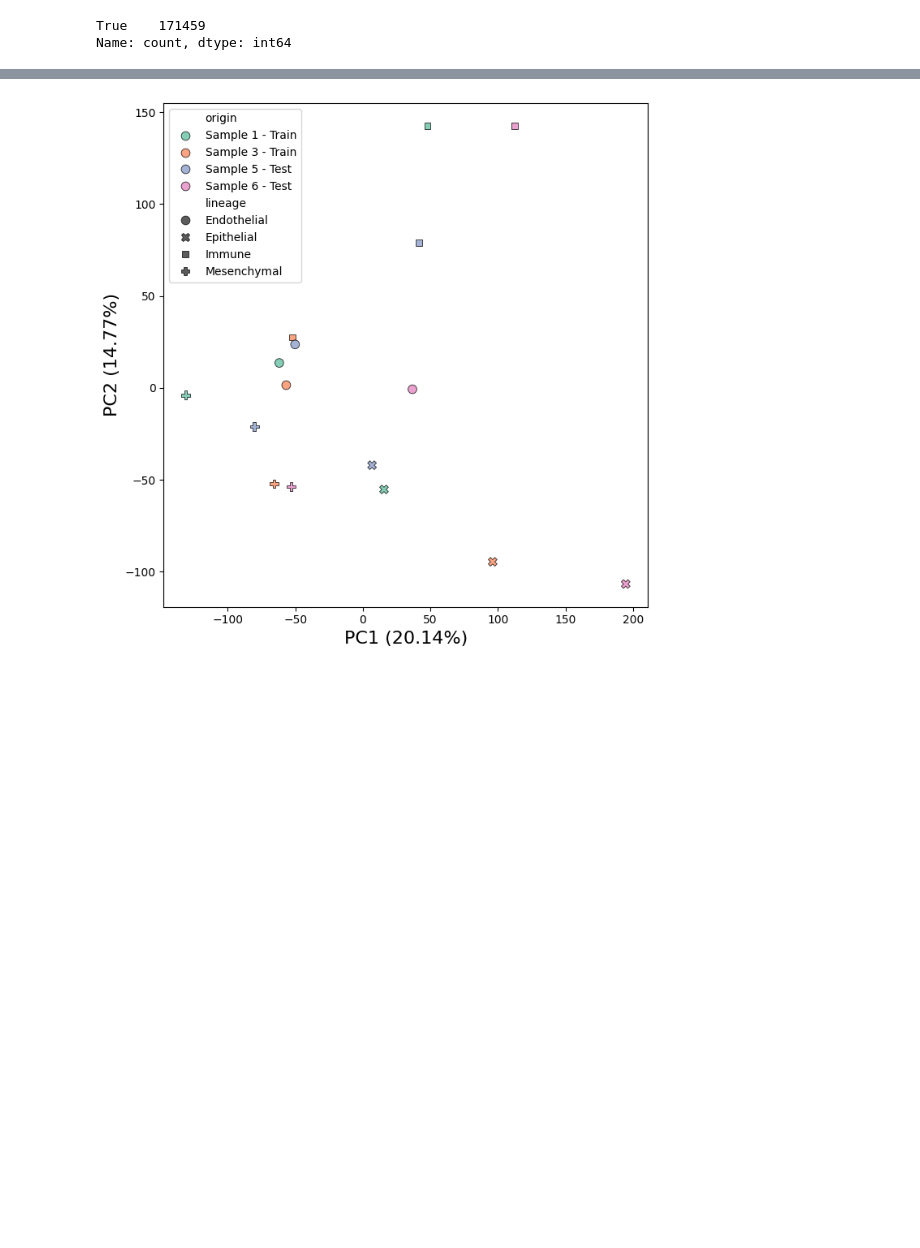
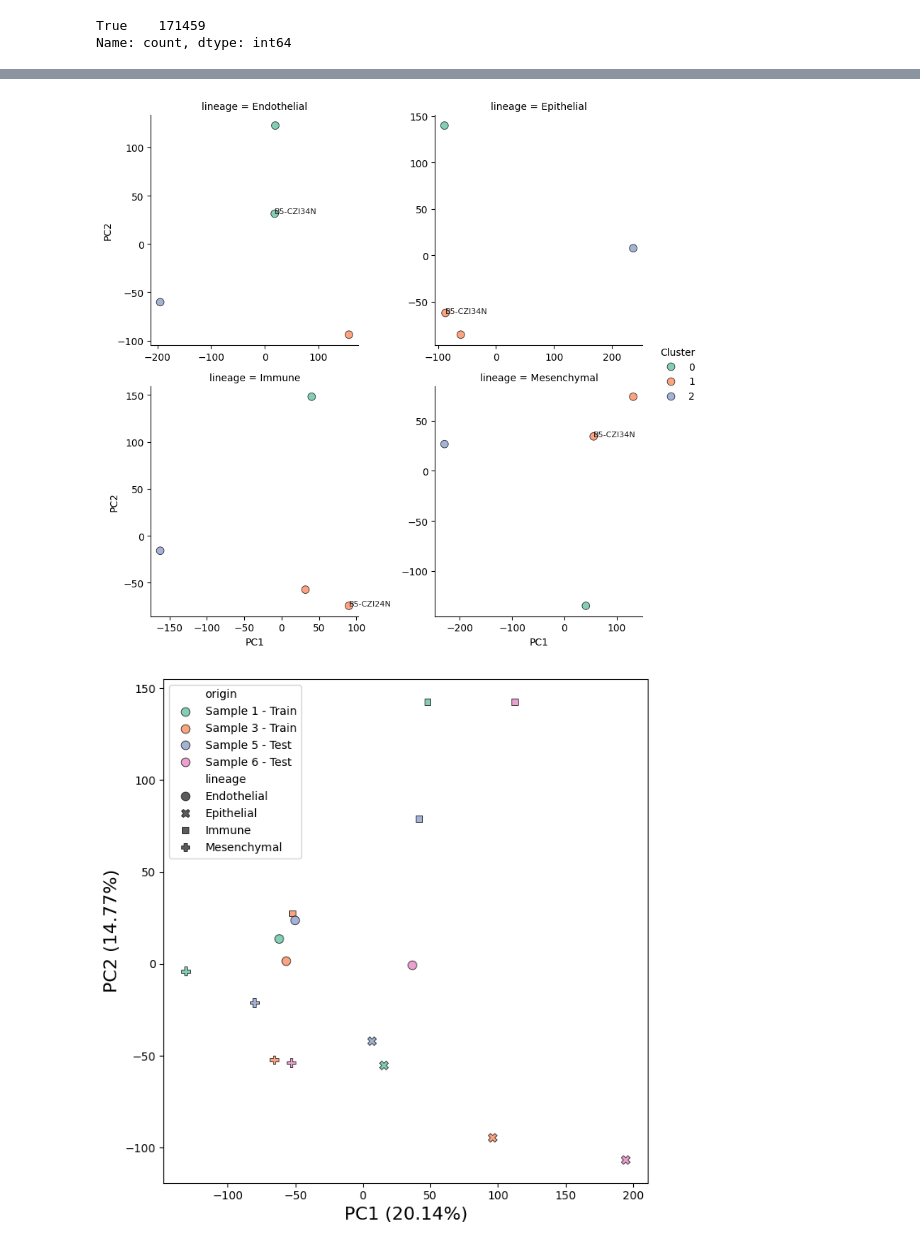
Before and after one commit to Eastmanmd/DECONVersation, a Jupyter notebook: notebooks/lineage/visualize_batch_effects_per_lineage.ipynb, the cells around one changed output, grey strips where cells are left out. Saved outputs shown, nothing was run; the diff lists cells and outputs as text; code cells hidden in the pictures; blank space fills up the shorter version.

```diff
--- a/notebooks/lineage/visualize_batch_effects_per_lineage.ipynb
+++ b/notebooks/lineage/visualize_batch_effects_per_lineage.ipynb
@@ -139,3 +443,88 @@ meta = pd.DataFrame({"sample" : pb_df.index.str.split("_").str[0],
+# %%
+# Color by metadata
+from sklearn.cluster import KMeans
+from sklearn.preprocessing import StandardScaler
+from sklearn.decomposition import PCA
+import seaborn as sns
+import matplotlib.pyplot as plt
+import pandas as pd
+import numpy as np
+
+all_pca = []
+
+for lineage, subdf in dfs_by_lineage.items():
+
+    scaler = StandardScaler()
+    scaled_data = scaler.fit_transform(subdf)
+
+    pca = PCA(n_components=2, random_state=42)
+    pcs = pca.fit_transform(scaled_data)
+
+    kmeans = KMeans(n_clusters=3, random_state=42)
+    labels = kmeans.fit_predict(scaled_data)
+
+    pca_df = pd.DataFrame(pcs[:, :2], columns=["PC1", "PC2"], index=subdf.index)
+    pca_df["cluster"] = labels
+    pca_df["lineage"] = lineage
+
+    # ---- find outliers ----
+    centers = pd.DataFrame(
+        pca.transform(kmeans.cluster_centers_),
+        columns=["PC1", "PC2"]
+    )
+
+    dists = []
+    for i, row in pca_df.iterrows():
+        c = centers.loc[row["cluster"]]
+        d = np.sqrt((row["PC1"] - c["PC1"])**2 + (row["PC2"] - c["PC2"])**2)
+        dists.append(d)
+
+    pca_df["dist"] = dists
+
+    # mark top 2% as outliers
+    cutoff = pca_df["dist"].quantile(0.80)
+    pca_df["outlier"] = pca_df["dist"] > cutoff
+
+    all_pca.append(pca_df)
+
+plot_df = pd.concat(all_pca)
+
+# ---- Facet plot ----
+g = sns.FacetGrid(
+    plot_df,
+    col="lineage",
+    col_wrap=2,
+    height=4,
+    sharex=False,
+    sharey=False
+)
+
+g.map_dataframe(
+    sns.scatterplot,
+    x="PC1",
+    y="PC2",
+    hue="cluster",
+    palette="Set2",
+    s=60,
+    alpha=0.8,
+    edgecolor="k"
+)
+
+# ---- annotate only outliers ----
+for ax, lineage in zip(g.axes.flat, plot_df["lineage"].unique()):
+    sub = plot_df[plot_df["lineage"] == lineage]
+    outs = sub[sub["outlier"]]
+
+    for idx, r in outs.iterrows():
+        ax.text(r["PC1"], r["PC2"], str(idx),
+                fontsize=8, alpha=0.9)
+
+g.add_legend(title="Cluster")
+g.set_axis_labels("PC1", "PC2")
+g.tight_layout()
+plt.show()
+# %% [output]
+[figure, added]
 # %%
 # Drop non-numeric columns if any
 # Standardize data
```
Also changed, not shown: parts of 17 cells of this notebook, 23 other files.
